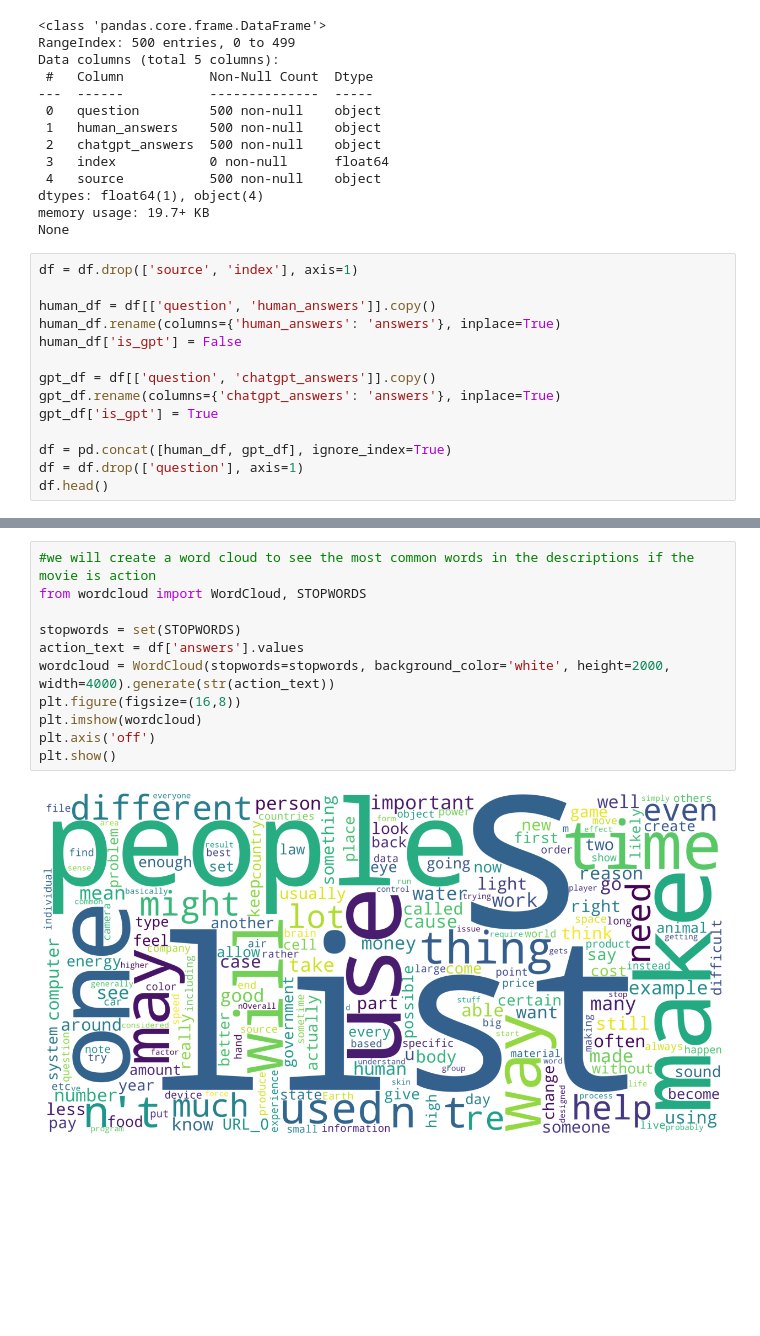
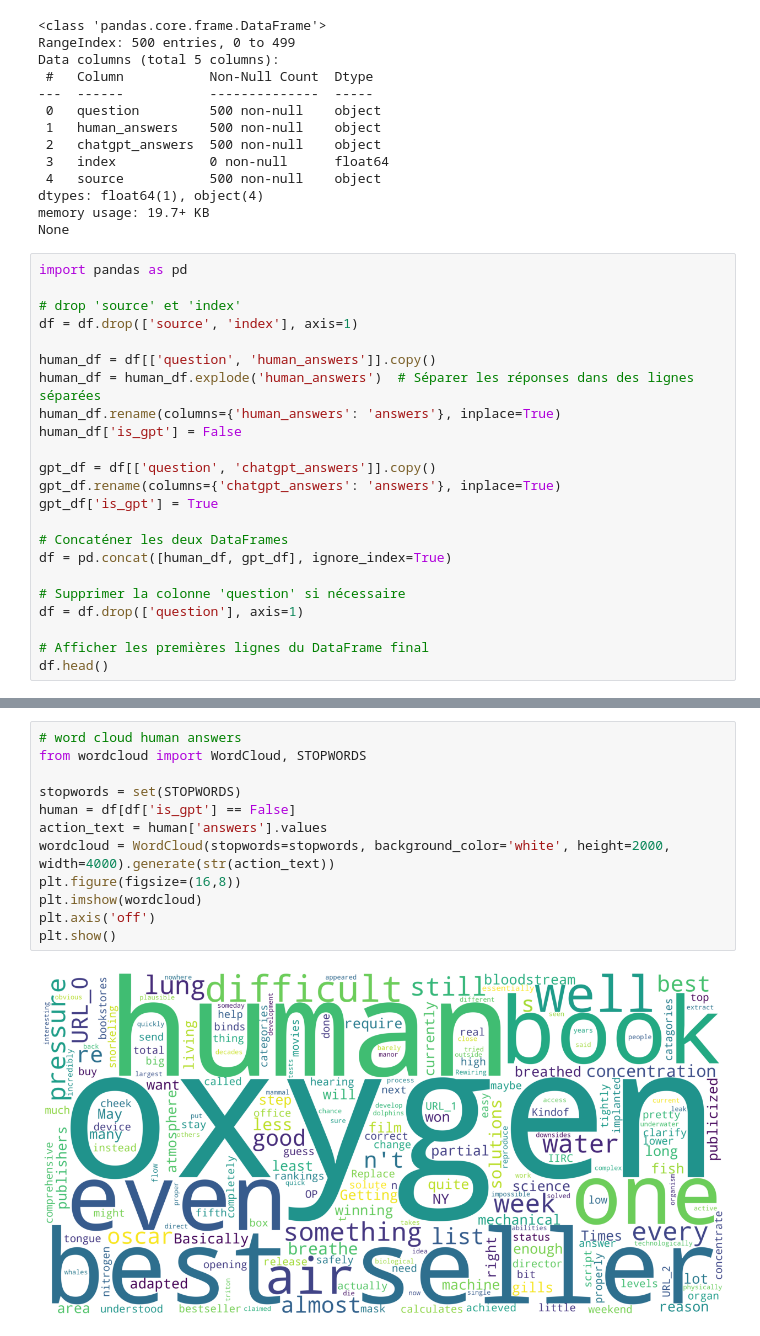
Before and after one commit to DjDonPablo/IA-DATA-HACK, a Jupyter notebook: explo.ipynb, the cells around one changed output, grey strips where cells are left out. Drawn from its saved outputs; the diff is of its cells as text; blank space fills up the shorter version.

Commit message:
processing human answers

```diff
--- a/explo.ipynb
+++ b/explo.ipynb
@@ -48,9 +48,13 @@ dtypes: float64(1), object(4)
 memory usage: 19.7+ KB
 None
 # %%
+import pandas as pd
+
+# drop 'source' et 'index'
 df = df.drop(['source', 'index'], axis=1)
 
 human_df = df[['question', 'human_answers']].copy()
+human_df = human_df.explode('human_answers')  # Séparer les réponses dans des lignes séparées
 human_df.rename(columns={'human_answers': 'answers'}, inplace=True)
 human_df['is_gpt'] = False
 
@@ -58,8 +62,13 @@ gpt_df = df[['question', 'chatgpt_answers']].copy()
 gpt_df.rename(columns={'chatgpt_answers': 'answers'}, inplace=True)
 gpt_df['is_gpt'] = True
 
+# Concaténer les deux DataFrames
 df = pd.concat([human_df, gpt_df], ignore_index=True)
+
+# Supprimer la colonne 'question' si nécessaire
 df = df.drop(['question'], axis=1)
+
+# Afficher les premières lignes du DataFrame final
 df.head()
 # %% [output]
 |  | answers | is_gpt |
@@ -75,13 +89,14 @@ df.shape
 # %%
-#we will create a word cloud to see the most common words in the descriptions if the movie is action
+# word cloud human answers
 from wordcloud import WordCloud, STOPWORDS
 
 stopwords = set(STOPWORDS)
-action_text = df['answers'].values
+human = df[df['is_gpt'] == False]
+action_text = human['answers'].values
 wordcloud = WordCloud(stopwords=stopwords, background_color='white', height=2000, width=4000).generate(str(action_text))
 plt.figure(figsize=(16,8))
 plt.imshow(wordcloud)
 plt.axis('off')
 plt.show()
 # %% [output]
-[figure, old version]
+[figure, new version]
```
Also changed, not shown: parts of 4 cells of this notebook.
